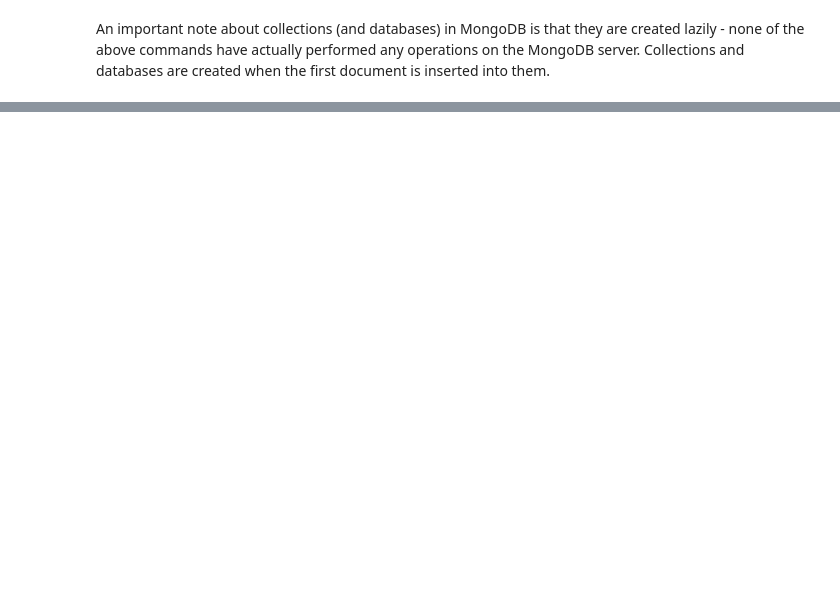
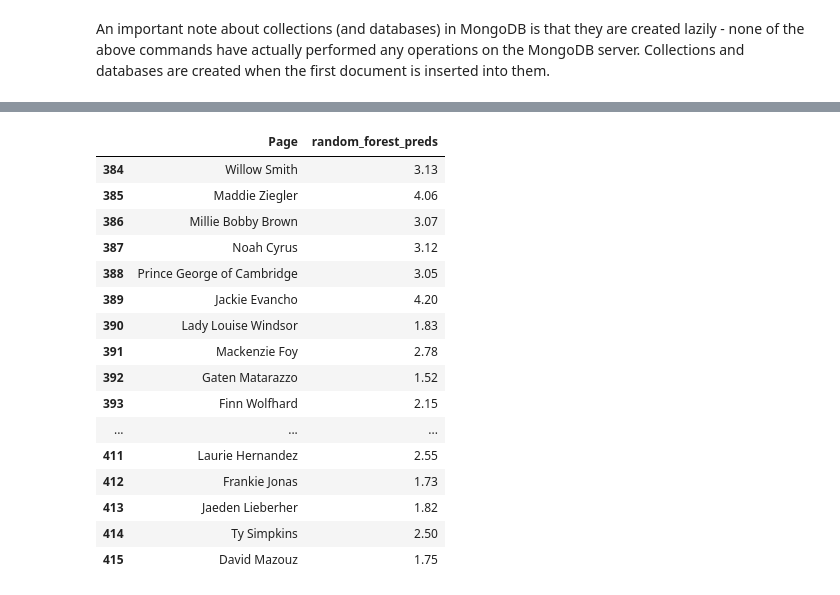
Before and after one commit to Beige-Coffee/Wikipedia-Knowledge-Graph, a Jupyter notebook: EDA/Grab_Wikipedia_XML.ipynb, the cells around one changed output, grey strips where cells are left out. Drawn from its saved outputs; the diff is of its cells as text; code cells hidden in the pictures; blank space fills up the shorter version.

```diff
--- a/EDA/Grab_Wikipedia_XML.ipynb
+++ b/EDA/Grab_Wikipedia_XML.ipynb
@@ -586,0 +242,2 @@ def find_infobox(raw_article):
+# %%
+popular_dataframe['random_forest_preds'] = rf_preds
@@ -586,0 +248,6 @@ def find_infobox(raw_article):
+# %%
+third_mil_pages = popular_dataframe[popular_dataframe['Category'] == '3rd-millennium people']
+# %%
+third_mil_pages = third_mil_pages.loc[:, ['Page','random_forest_preds']]
+# %%
+third_mil_pages['random_forest_preds'] = third_mil_pages['random_forest_preds'].apply(r)
@@ -586,0 +257,20 @@ def find_infobox(raw_article):
+# %%
+third_mil_pages
+# %% [output]
+|  | Page | random_forest_preds |
+| 384 | Willow Smith | 3.13 |
+| 385 | Maddie Ziegler | 4.06 |
+| 386 | Millie Bobby Brown | 3.07 |
+| 387 | Noah Cyrus | 3.12 |
+| 388 | Prince George of Cambridge | 3.05 |
+| 389 | Jackie Evancho | 4.20 |
+| 390 | Lady Louise Windsor | 1.83 |
+| 391 | Mackenzie Foy | 2.78 |
+| 392 | Gaten Matarazzo | 1.52 |
+| 393 | Finn Wolfhard | 2.15 |
+| ... | ... | ... |
+| 411 | Laurie Hernandez | 2.55 |
+| 412 | Frankie Jonas | 1.73 |
+| 413 | Jaeden Lieberher | 1.82 |
+| 414 | Ty Simpkins | 2.50 |
+| 415 | David Mazouz | 1.75 |
```
Also changed, not shown: parts of 22 cells of this notebook, 2 other files.
